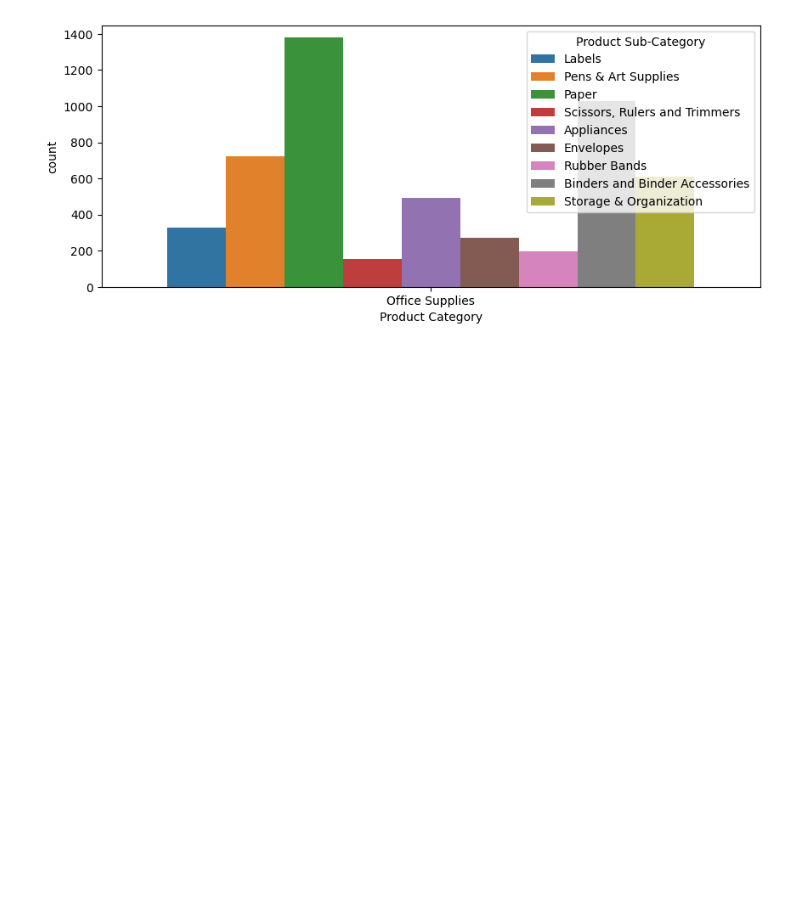
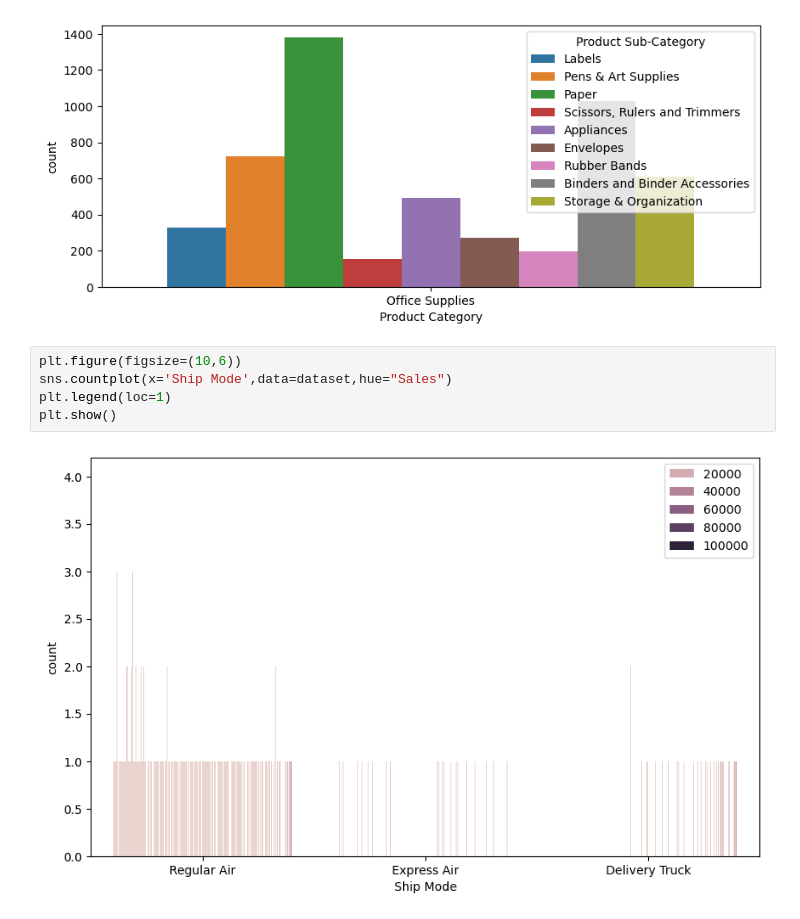
Before and after one commit to xeninowl/e_commerceData, a Jupyter notebook: datasheet.ipynb, the cells around one changed output. Saved outputs shown, nothing was run; the diff lists cells and outputs as text; blank space fills up the shorter version.

Commit message:
missing data

```diff
--- a/datasheet.ipynb
+++ b/datasheet.ipynb
@@ -164,3 +164,10 @@ sns.countplot(x='Product Category',data=dataset[dataset["Product Category"]=="Of
 plt.show()
 # %% [output]
 [figure]
+# %%
+plt.figure(figsize=(10,6))
+sns.countplot(x='Ship Mode',data=dataset,hue="Sales")
+plt.legend(loc=1)
+plt.show()
+# %% [output]
+[figure, added]
```
Also changed, not shown: 1 other file.
